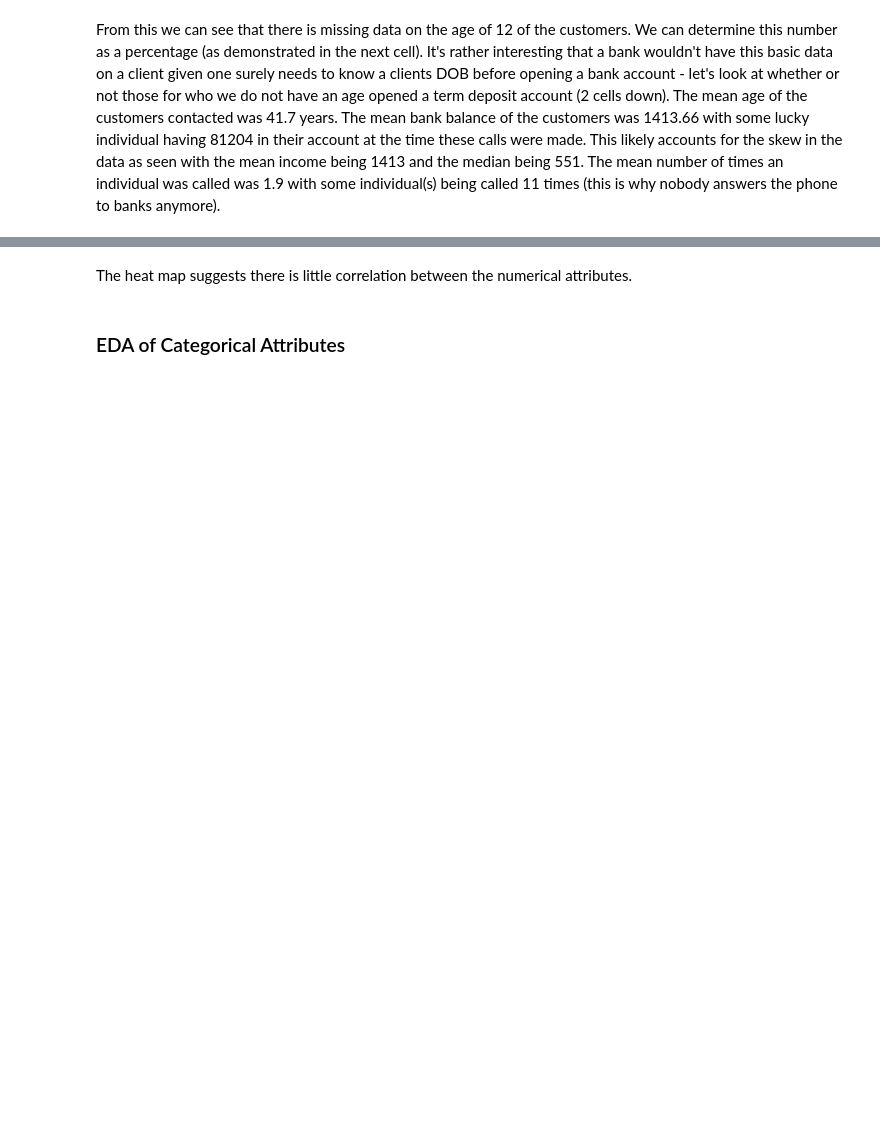
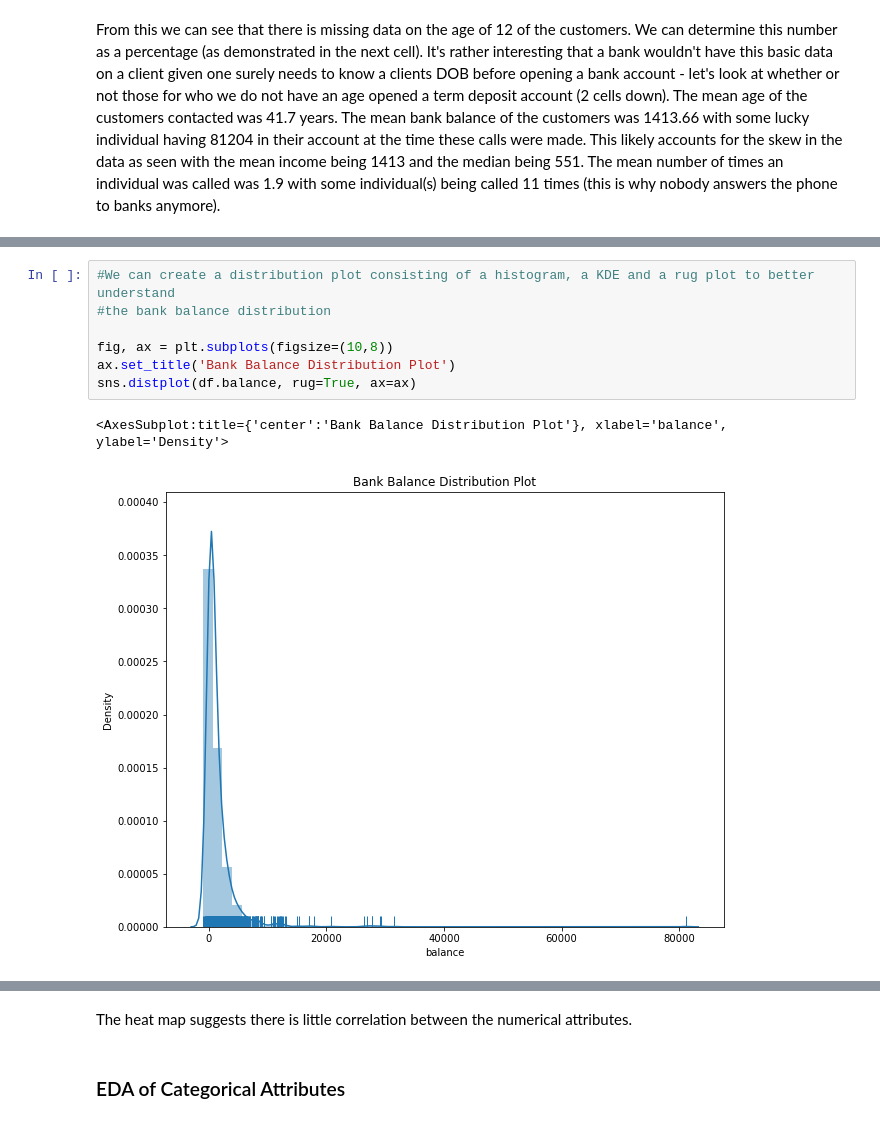
Before and after one commit to darren-king/Exploratory-Data-Analysis, a Jupyter notebook: etivity1.ipynb, the cells around one changed output, grey strips where cells are left out. Drawn from its saved outputs; the diff is of its cells as text; blank space fills up the shorter version.

```diff
--- a/etivity1.ipynb
+++ b/etivity1.ipynb
@@ -143,0 +195,10 @@ sns.heatmap(df.corr());
+# %%
+#We can create a distribution plot consisting of a histogram, a KDE and a rug plot to better understand
+#the bank balance distribution
+
+fig, ax = plt.subplots(figsize=(10,8))
+ax.set_title('Bank Balance Distribution Plot')
+sns.distplot(df.balance, rug=True, ax=ax)
+# %% [output]
+<AxesSubplot:title={'center':'Bank Balance Distribution Plot'}, xlabel='balance', ylabel='Density'>
+[figure, added]
```
Also changed, not shown: parts of 54 cells of this notebook.
